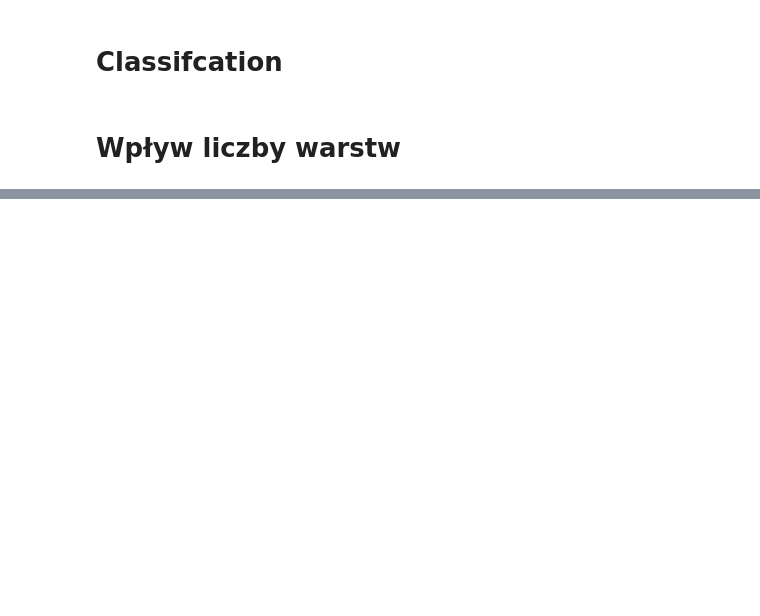
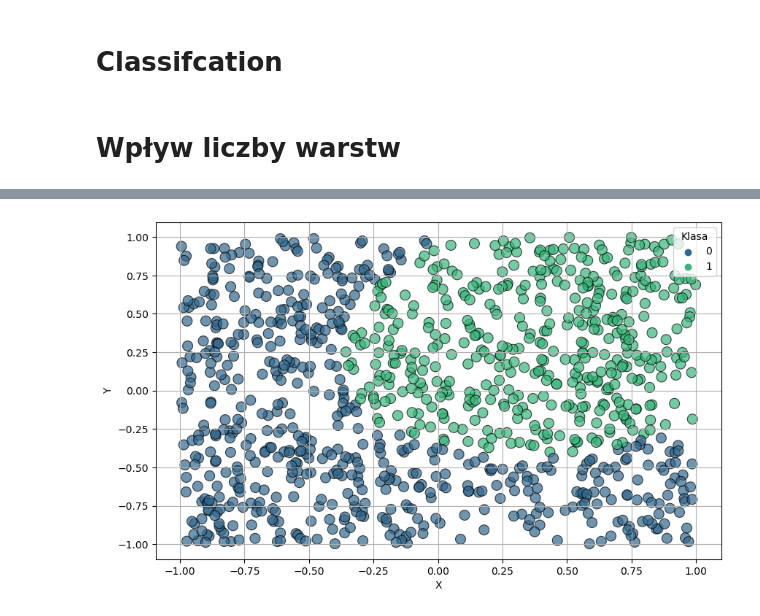
Before and after one commit to Bieslaw/NeuronProject, a Jupyter notebook: Projekt1_test1.ipynb, the cells around one changed output, grey strips where cells are left out. Drawn from its saved outputs; the diff is of its cells as text; code cells hidden in the pictures; blank space fills up the shorter version.

```diff
--- a/Projekt1_test1.ipynb
+++ b/Projekt1_test1.ipynb
@@ -393,0 +494,3 @@ plt.show()
+# %%
+net2 = NeuralNet(hidden_layers=3,number_of_neurons_in_layer=30,input_dim=2, number_of_outputs = 1)
+net2.train_class(X_train, Y_train, learning_rate=0.01, epochs=1000, print_logs=True, error_measure_type = 2)
@@ -393,0 +540,12 @@ plt.show()
+# %%
+plt.figure(figsize=(10, 6))
+
+Y_pred = [0 if net2.predict_class(input) < 0.31 else 1 for input in test_data[1:, :2]]
+sns.scatterplot(x=X_test, y=Y_test, hue=Y_pred, palette='viridis', s=100, edgecolor='k', alpha=0.7)
+
+plt.xlabel('X')
+plt.ylabel('Y')
+plt.legend(title='Klasa')
+plt.grid(True)
+# %% [output]
+[figure, added]
```
Also changed, not shown: parts of 14 cells of this notebook.
